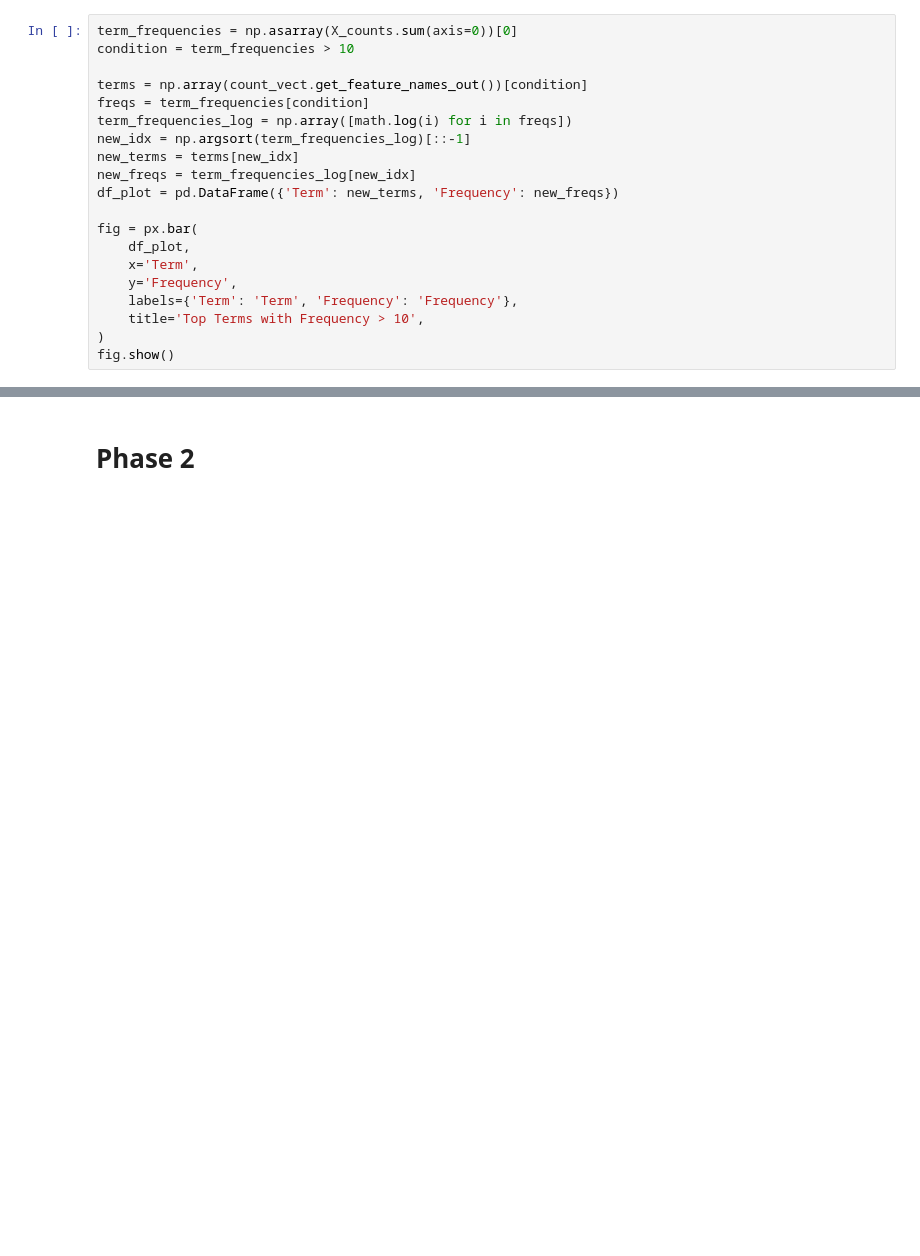
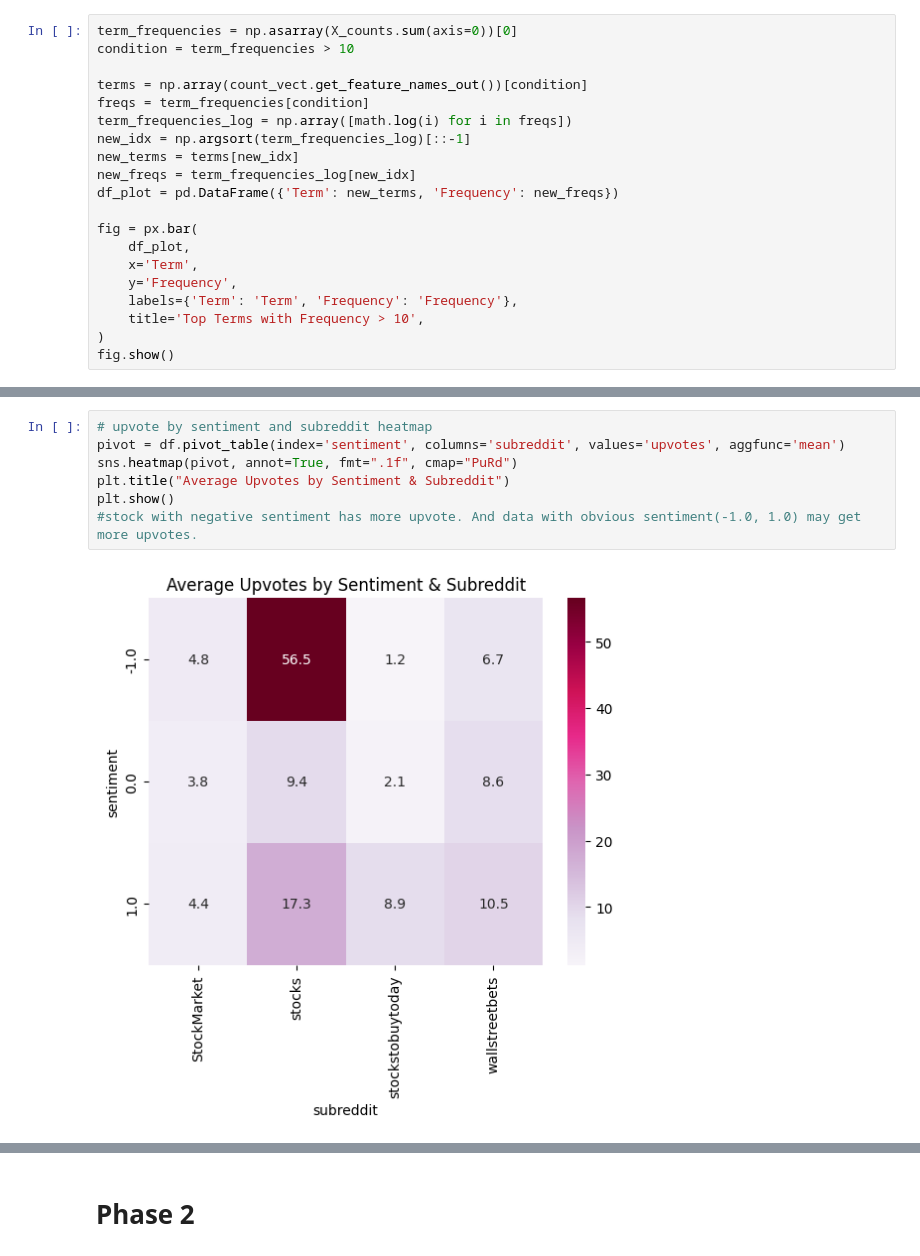
Before and after one commit to Newpage927/DM2025-Lab1-Exercise, a Jupyter notebook: DM2025-Lab1-Homework.ipynb, the cells around one changed output, grey strips where cells are left out. Drawn from its saved outputs; the diff is of its cells as text; blank space fills up the shorter version.

```diff
--- a/DM2025-Lab1-Homework.ipynb
+++ b/DM2025-Lab1-Homework.ipynb
@@ -268,0 +269,9 @@ fig.show()
+# %%
+# upvote by sentiment and subreddit heatmap
+pivot = df.pivot_table(index='sentiment', columns='subreddit', values='upvotes', aggfunc='mean')
+sns.heatmap(pivot, annot=True, fmt=".1f", cmap="PuRd")
+plt.title("Average Upvotes by Sentiment & Subreddit")
+plt.show()
+#stock with negative sentiment has more upvote. And data with obvious sentiment(-1.0, 1.0) may get more upvotes.
+# %% [output]
+[figure, added]
```
Also changed, not shown: parts of 4 cells of this notebook, 1 other file.
